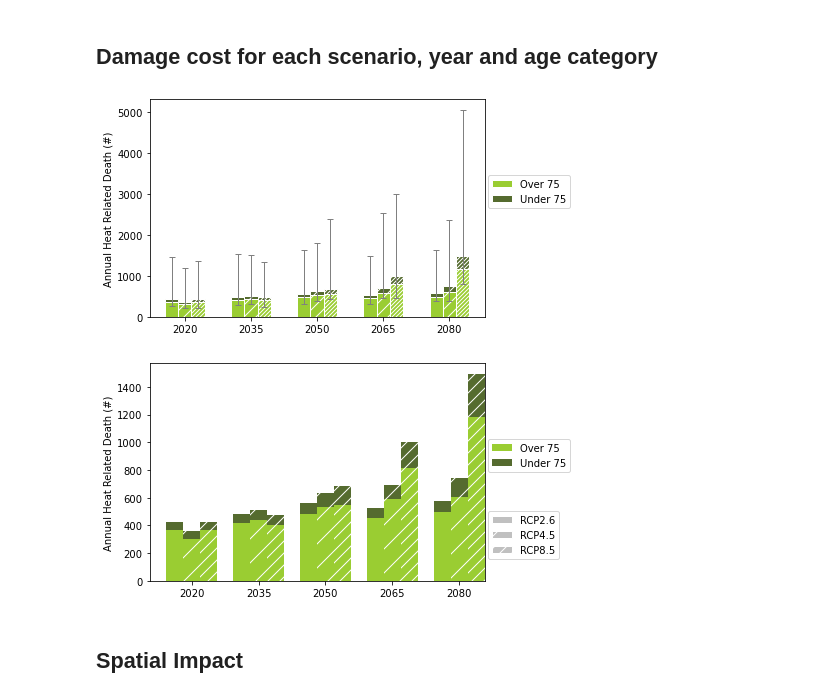
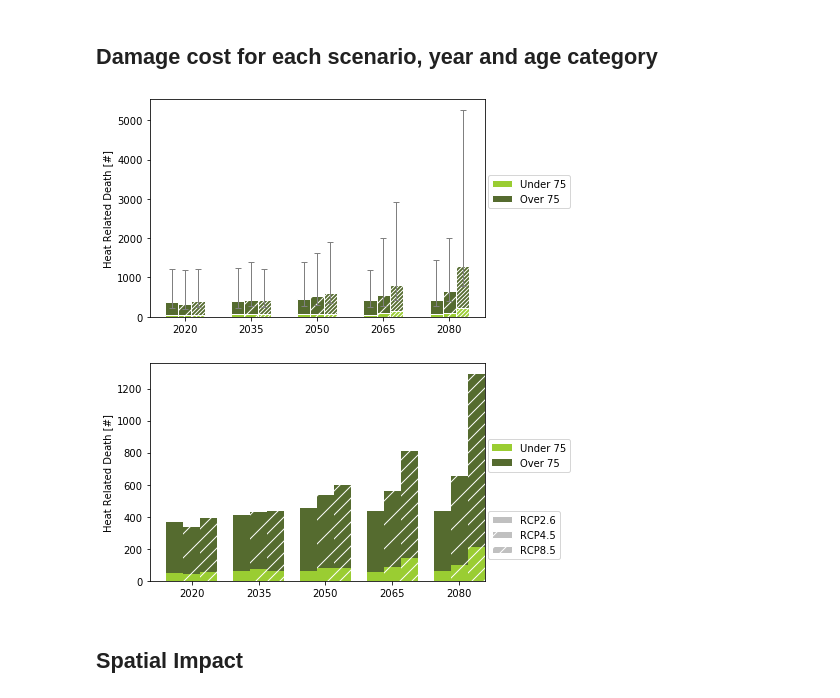
Before and after one commit to zeliest/heat_mortality_productivity_impacts, a Jupyter notebook: data_analysis/notebooks/results_mortality.ipynb, the cells around one changed output. Saved outputs shown, nothing was run; the diff lists cells and outputs as text; code cells hidden in the pictures.

Commit message:
update notebooks and plots

```diff
--- a/data_analysis/notebooks/results_mortality.ipynb
+++ b/data_analysis/notebooks/results_mortality.ipynb
@@ -41,16 +38,8 @@ median_impact_matrices = impacts_mortality.median_impact_matrices
-# %%
-plot_impacts_heat(agg_impacts_mc, 'Annual Heat Related Death (#)', color=['yellowgreen', 'darkolivegreen'])
-
-#plt.savefig(''.join([fig_dir,'predicted_deaths_2020_2080.pdf']),bbox_inches='tight')
-pickle_in = \
-open('../../output/mortality_results/impact_100mc2.pickle','rb')
-impacts_mortality = pickle.load(pickle_in)
-
-agg_impacts_mc = impacts_mortality.agg_impacts_mc
-median_impact_matrices = impacts_mortality.median_impact_matrices
-# %% [output]
-[figure, removed]
-[figure, removed]
+# %%
+plot_impacts_heat(impacts_mortality.agg_impacts_mc, unit='Heat Related Death [#]', color=['yellowgreen', 'darkolivegreen'])
+# %% [output]
+[figure, added]
+[figure, added]
 # %% [markdown]
 ## Spatial Impact
 # %%
```
Also changed, not shown: parts of 8 cells of this notebook, 4 other files.
